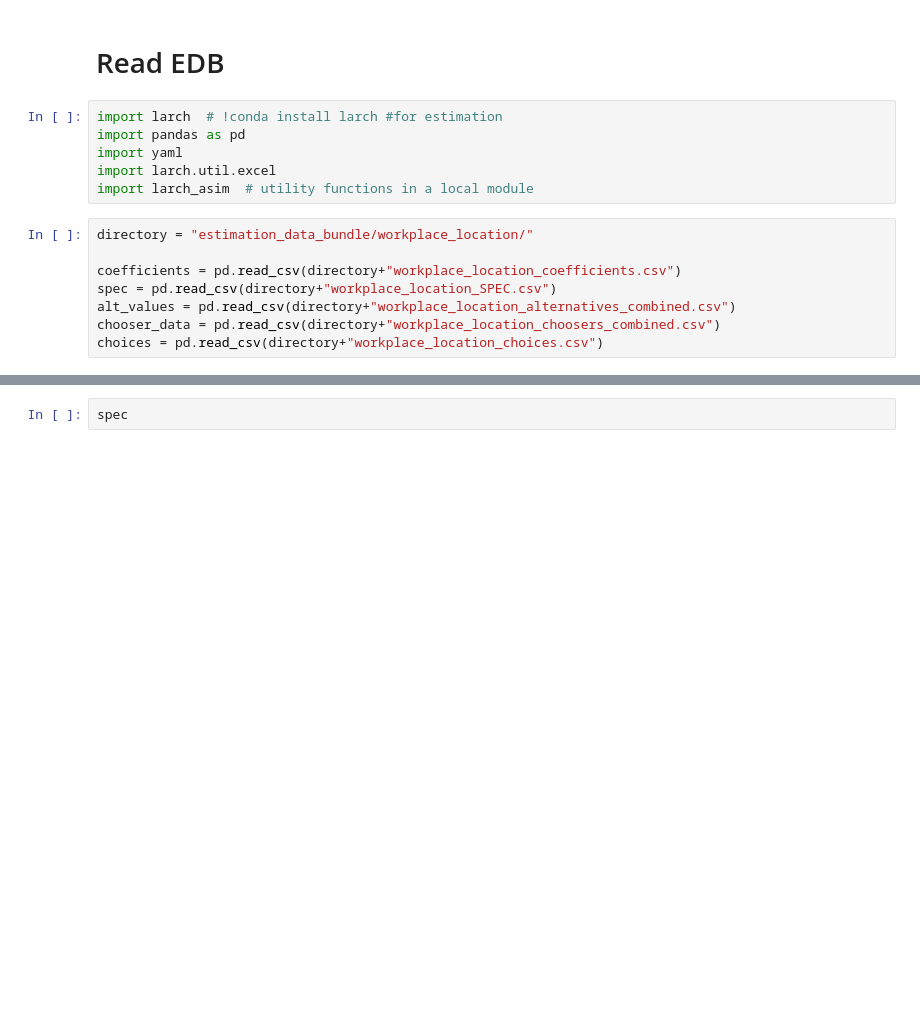
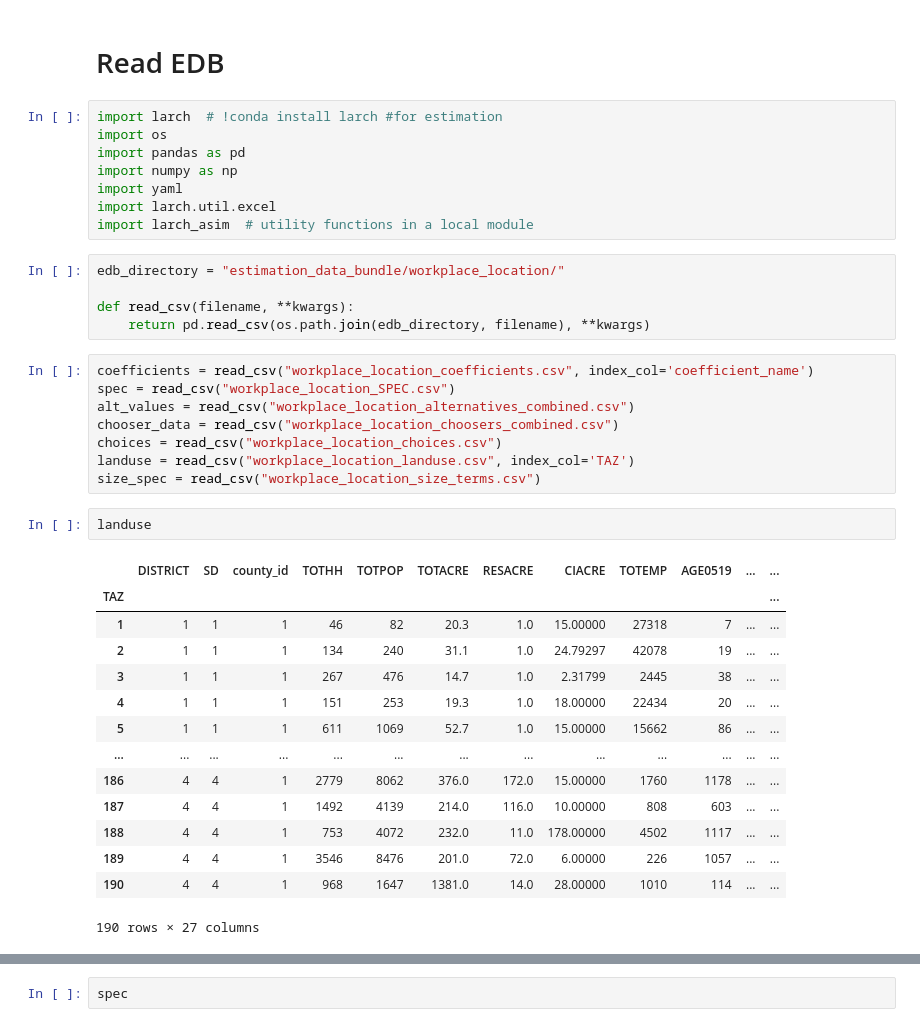
Before and after one commit to xyzjayne/activitysim, a Jupyter notebook: notebooks/estimating_workplace_location.ipynb, the cells around one changed output, grey strips where cells are left out. Drawn from its saved outputs; the diff is of its cells as text; blank space fills up the shorter version.

```diff
--- a/notebooks/estimating_workplace_location.ipynb
+++ b/notebooks/estimating_workplace_location.ipynb
@@ -16,15 +16,39 @@ Output an estimation data bundle (EBD), which contains:
 # Read EDB
 # %%
 import larch  # !conda install larch #for estimation
+import os
 import pandas as pd
+import numpy as np
 import yaml
 import larch.util.excel
 import larch_asim  # utility functions in a local module
+# %%
+edb_directory = "estimation_data_bundle/workplace_location/"
+
+def read_csv(filename, **kwargs):
+    return pd.read_csv(os.path.join(edb_directory, filename), **kwargs)
 # %%
-directory = "estimation_data_bundle/workplace_location/"
-
-coefficients = pd.read_csv(directory+"workplace_location_coefficients.csv")
-spec = pd.read_csv(directory+"workplace_location_SPEC.csv")
-alt_values = pd.read_csv(directory+"workplace_location_alternatives_combined.csv")
-chooser_data = pd.read_csv(directory+"workplace_location_choosers_combined.csv")
-choices = pd.read_csv(directory+"workplace_location_choices.csv")
+coefficients = read_csv("workplace_location_coefficients.csv", index_col='coefficient_name')
+spec = read_csv("workplace_location_SPEC.csv")
+alt_values = read_csv("workplace_location_alternatives_combined.csv")
+chooser_data = read_csv("workplace_location_choosers_combined.csv")
+choices = read_csv("workplace_location_choices.csv")
+landuse = read_csv("workplace_location_landuse.csv", index_col='TAZ')
+size_spec = read_csv("workplace_location_size_terms.csv")
+# %%
+landuse
+# %% [output]
+|  | DISTRICT | SD | county_id | TOTHH | TOTPOP | TOTACRE | RESACRE | CIACRE | TOTEMP | AGE0519 | ... | ... |
+| TAZ |  |  |  |  |  |  |  |  |  |  |  | ... |
+| 1 | 1 | 1 | 1 | 46 | 82 | 20.3 | 1.0 | 15.00000 | 27318 | 7 | ... | ... |
+| 2 | 1 | 1 | 1 | 134 | 240 | 31.1 | 1.0 | 24.79297 | 42078 | 19 | ... | ... |
+| 3 | 1 | 1 | 1 | 267 | 476 | 14.7 | 1.0 | 2.31799 | 2445 | 38 | ... | ... |
+| 4 | 1 | 1 | 1 | 151 | 253 | 19.3 | 1.0 | 18.00000 | 22434 | 20 | ... | ... |
+| 5 | 1 | 1 | 1 | 611 | 1069 | 52.7 | 1.0 | 15.00000 | 15662 | 86 | ... | ... |
+| ... | ... | ... | ... | ... | ... | ... | ... | ... | ... | ... | ... | ... |
+| 186 | 4 | 4 | 1 | 2779 | 8062 | 376.0 | 172.0 | 15.00000 | 1760 | 1178 | ... | ... |
+| 187 | 4 | 4 | 1 | 1492 | 4139 | 214.0 | 116.0 | 10.00000 | 808 | 603 | ... | ... |
+| 188 | 4 | 4 | 1 | 753 | 4072 | 232.0 | 11.0 | 178.00000 | 4502 | 1117 | ... | ... |
+| 189 | 4 | 4 | 1 | 3546 | 8476 | 201.0 | 72.0 | 6.00000 | 226 | 1057 | ... | ... |
+| 190 | 4 | 4 | 1 | 968 | 1647 | 1381.0 | 14.0 | 28.00000 | 1010 | 114 | ... | ... |
+190 rows × 27 columns
```
Also changed, not shown: parts of 33 cells of this notebook, 7 other files.
